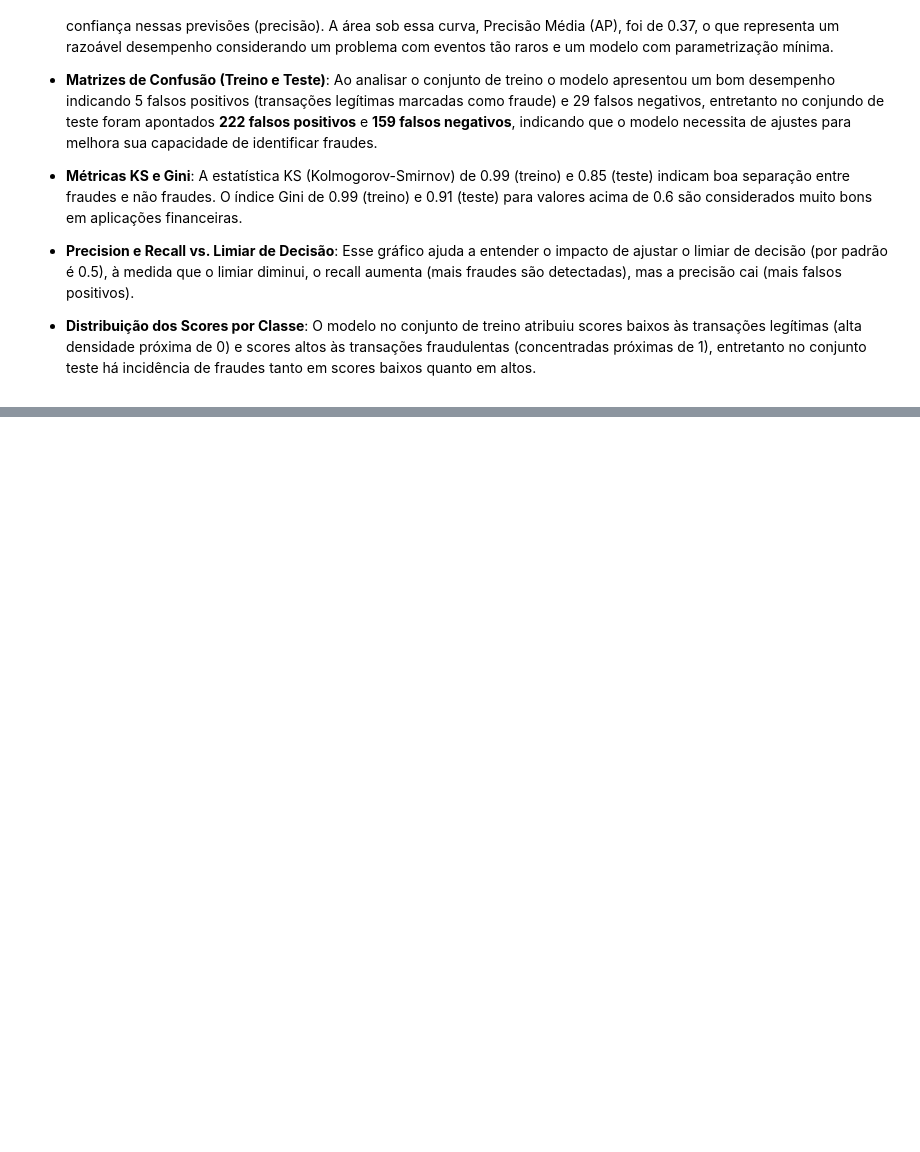
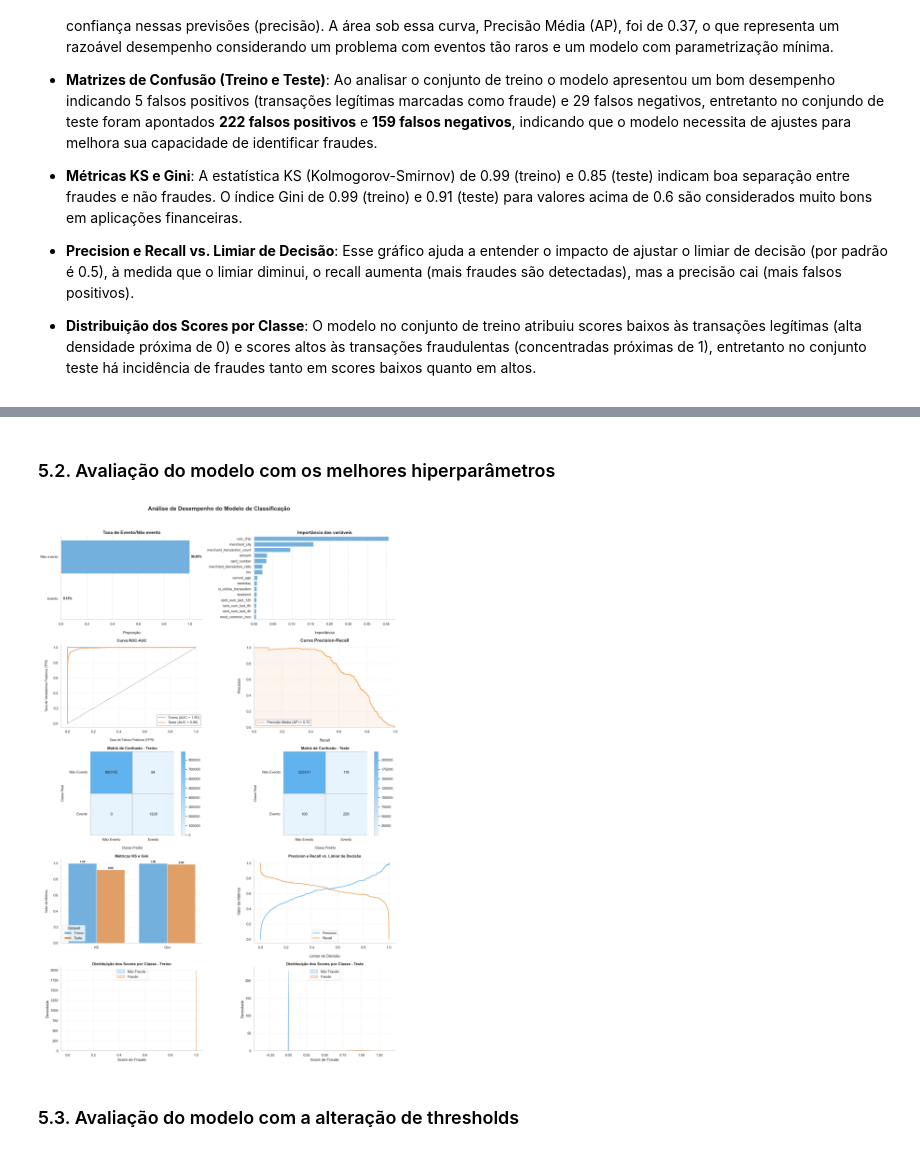
Before and after one commit to emso-exe/Deteccao_de_fraude_em_transacoes_financeiras, a Jupyter notebook: 003_modelagem_preditiva.ipynb, the cells around one changed output, grey strips where cells are left out. Drawn from its saved outputs; the diff is of its cells as text; code cells hidden in the pictures; blank space fills up the shorter version.

```diff
--- a/003_modelagem_preditiva.ipynb
+++ b/003_modelagem_preditiva.ipynb
@@ -772,0 +787,9 @@ SystemExit: 0
+# %%
+# Contagem de amostras negativas e positivas
+n_negative = sum(y_train == 0)
+n_positive = sum(y_train == 1)
+
+# Cálculo do peso de balanceamento entre classes
+scale_pos_weight = n_negative / n_positive
+
+print(f'Scale Pos Weight: {scale_pos_weight:.5f}')
@@ -772,0 +866,6 @@ SystemExit: 0
+# %%
+# Cria o estudo Optuna com o sampler TPE
+study = optuna.create_study(direction='maximize', sampler=TPESampler(seed=42))
+
+# Otimiza o modelo com a função objetivo
+study.optimize(objective_xgboost, n_trials=50, n_jobs=-1, show_progress_bar=True, timeout=2700)
@@ -772,0 +922,23 @@ SystemExit: 0
+# %% [markdown]
+### 5.2. Avaliação do modelo com os melhores hiperparâmetros
+# %%
+# Recupera os melhores hiperparâmetros encontrados pelo Optuna
+params = study.best_params
+
+# Obtém os nomes das features
+features = X_train.columns
+
+# Inicializa o modelo XGBoost com os melhores hiperparâmetros ajustados
+best_algorithm_tuned = XGBClassifier(**params, random_state=42, scale_pos_weight=scale_pos_weight,
+                                      eval_metric='logloss', use_label_encoder=False,
+                                      verbosity=0, n_jobs=-1)
+
+# Treina o modelo com os dados já pré-processados
+best_algorithm_tuned.fit(X_train_processed, y_train)
+
+# Avalia o desempenho do modelo usando
+plot_metrics(best_algorithm_tuned, X_train_processed, y_train, X_test_processed, y_test, features)
+# %% [output]
+[figure, added]
+# %% [markdown]
+### 5.3. Avaliação do modelo com a alteração de thresholds
```
Also changed, not shown: parts of 17 cells of this notebook.
